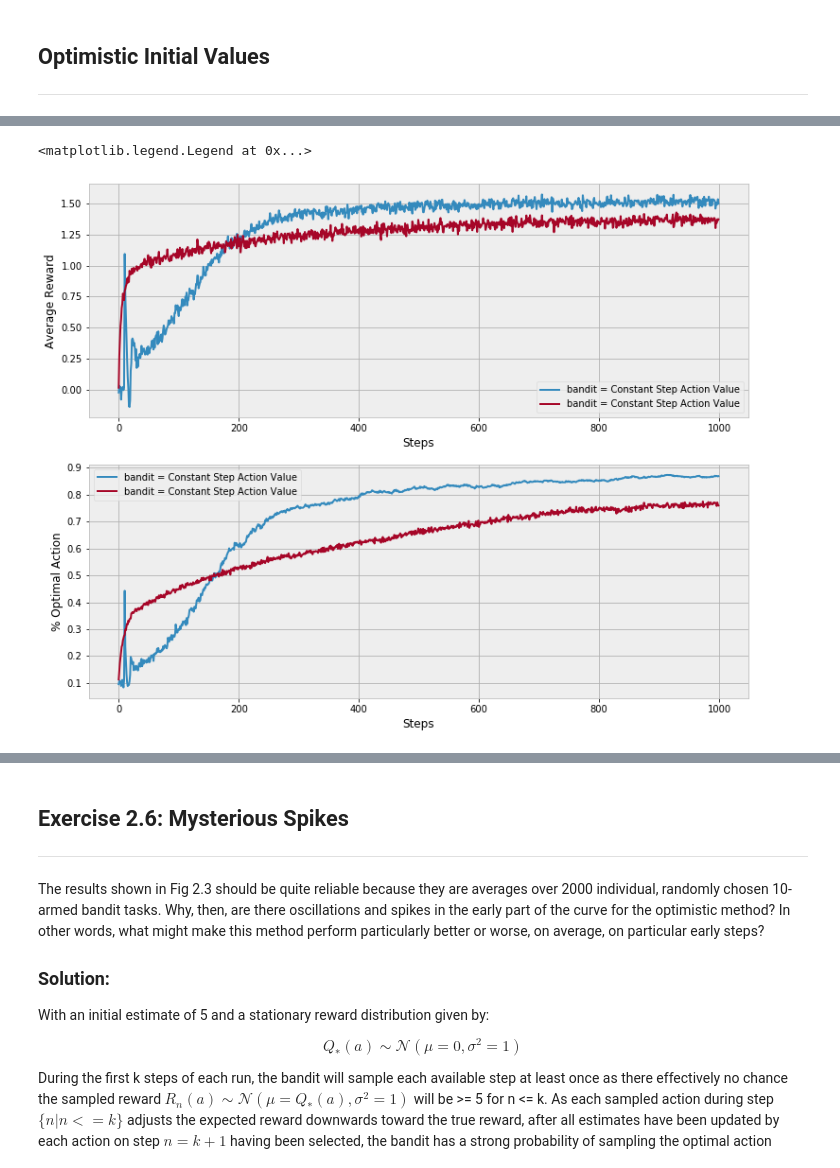
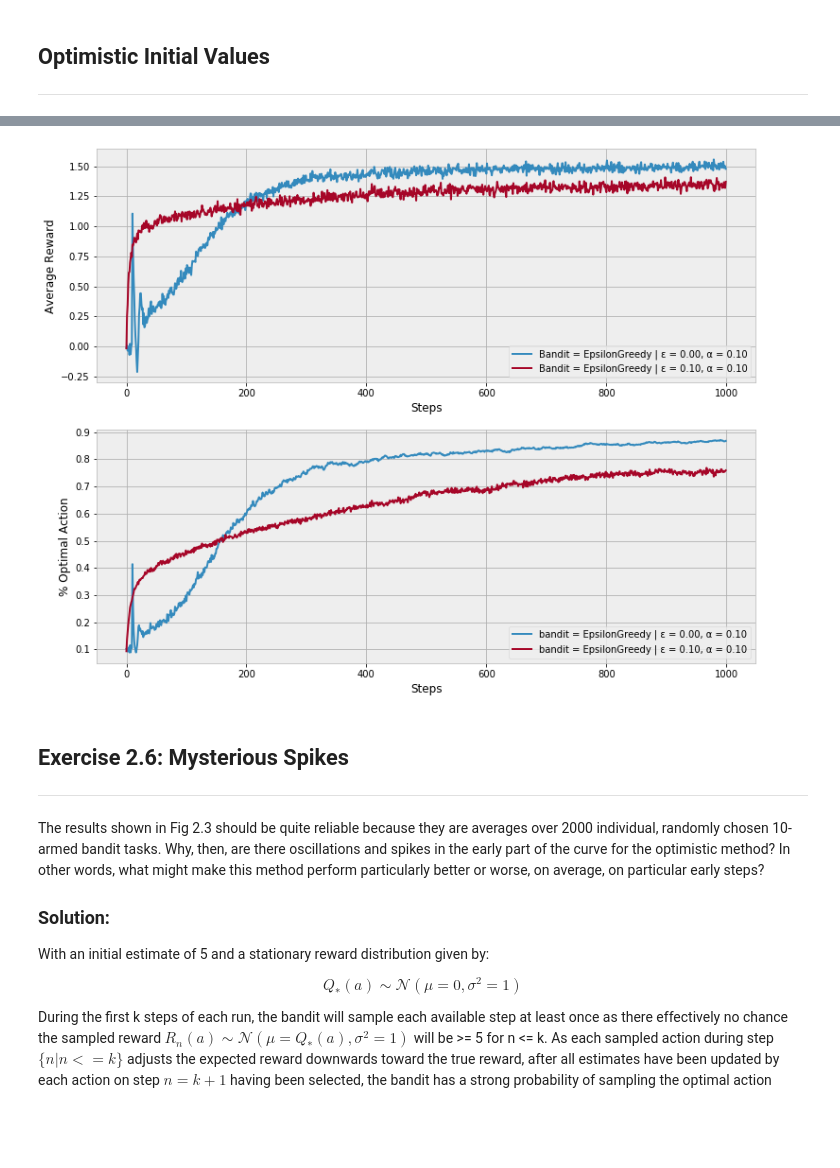
Before and after one commit to kerns-ai-lab/ReinforcementLearning2E, a Jupyter notebook: ch2/K-Armed_Bandits.ipynb, the cells around one changed output, grey strips where cells are left out. Cells and saved outputs as stored; diff of their text form; code cells hidden in the pictures; blank space fills up the shorter version.

```diff
--- a/ch2/K-Armed_Bandits.ipynb
+++ b/ch2/K-Armed_Bandits.ipynb
@@ -287,5 +295,9 @@ best_action_counts, rewards = simulate(runs, time, bandits)
-# %%
-show_agent_performance(bandits, rewards, best_action_counts)
-# %% [output]
-<matplotlib.legend.Legend at 0x...>
-[figure, removed]
+# %%
+env = Environment()
+agents = [EpsilonGreedyAgent(env.k, step_size=0.1, initial=5), EpsilonGreedyAgent(env.k, epsilon=0.1, step_size=0.1)]
+
+sim = Simulate(env, agents)
+sim.run()
+
+plot_agent_performance(sim)
+# %% [output]
@@ -292,3 +306,4 @@ show_agent_performance(bandits, rewards, best_action_counts)
+[figure, added]
 # %% [markdown]
 ## Exercise 2.6: Mysterious Spikes
 ---
```
Also changed, not shown: parts of 22 cells of this notebook.
